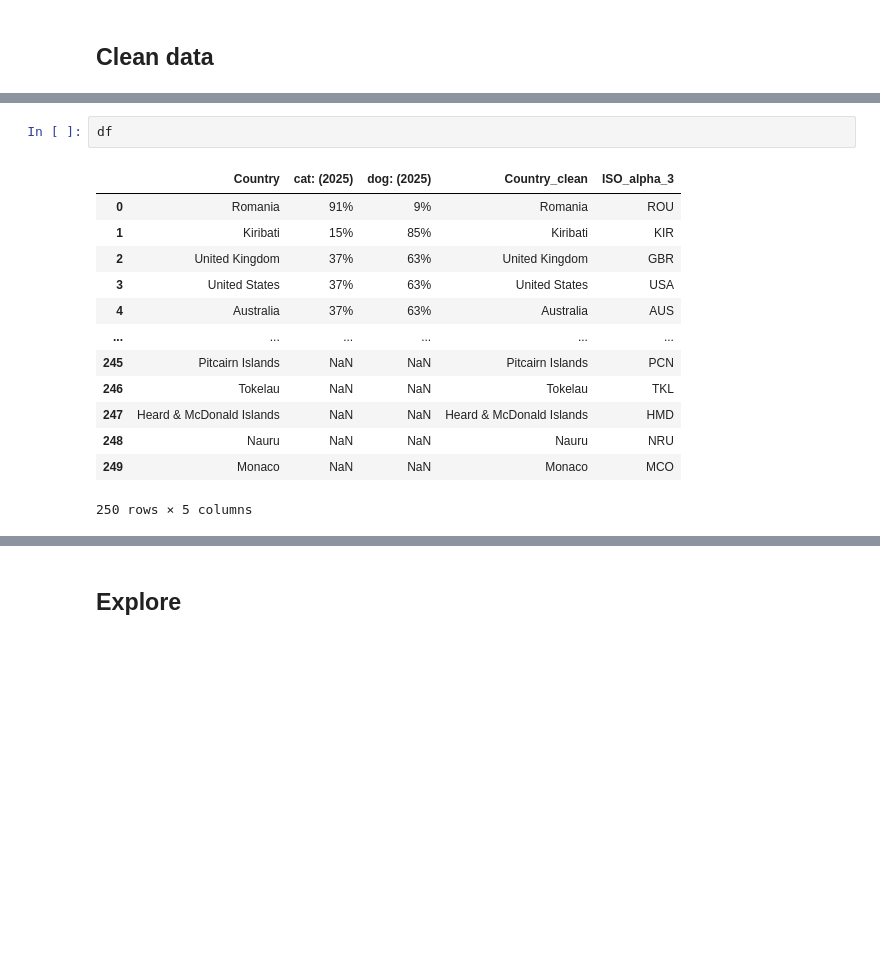
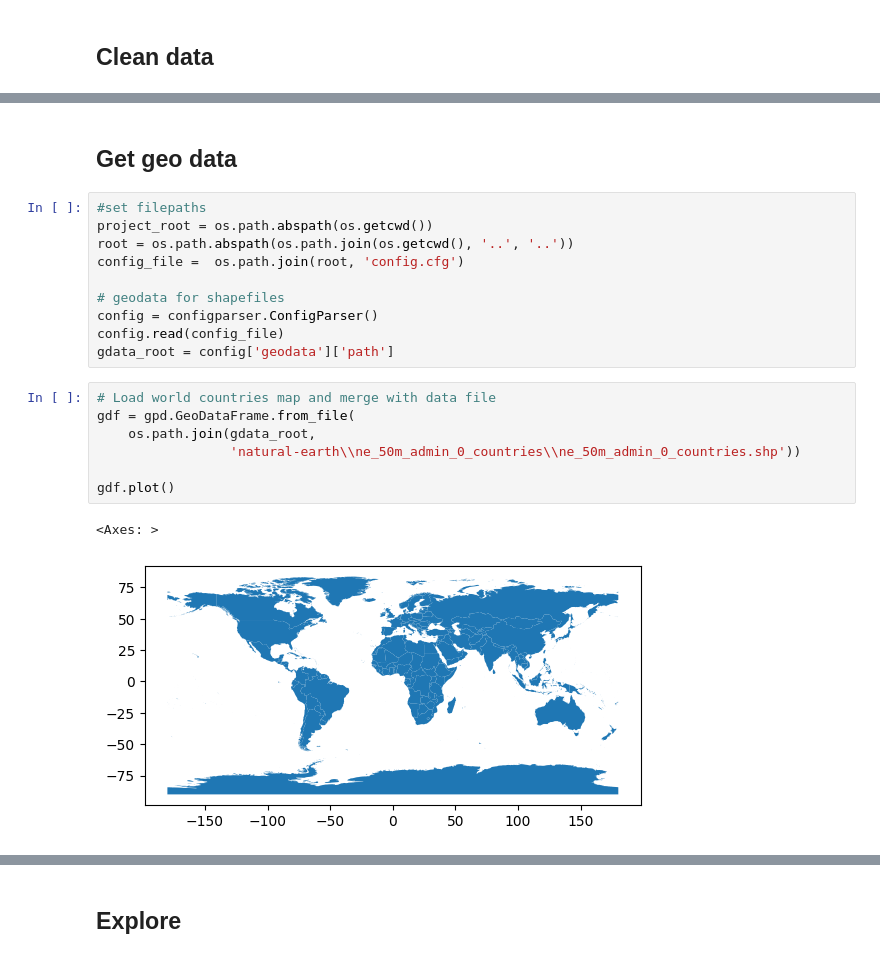
Before and after one commit to Lisa-Ho/30-day-map-challenge, a Jupyter notebook: 2025/day3-opposites/googles-search-opposites.ipynb, the cells around one changed output, grey strips where cells are left out. Saved outputs shown, nothing was run; the diff lists cells and outputs as text; blank space fills up the shorter version.

Commit message:
prepared data pipeline ++ settled on colour palette

```diff
--- a/2025/day3-opposites/googles-search-opposites.ipynb
+++ b/2025/day3-opposites/googles-search-opposites.ipynb
@@ -103,16 +197,22 @@ df["ISO_alpha_3"] = df["Country_clean"].apply(get_alpha_3)
-# %%
-df
-# %% [output]
-|  | Country | cat: (2025) | dog: (2025) | Country_clean | ISO_alpha_3 |
-| 0 | Romania | 91% | 9% | Romania | ROU |
-| 1 | Kiribati | 15% | 85% | Kiribati | KIR |
-| 2 | United Kingdom | 37% | 63% | United Kingdom | GBR |
-| 3 | United States | 37% | 63% | United States | USA |
-| 4 | Australia | 37% | 63% | Australia | AUS |
-| ... | ... | ... | ... | ... | ... |
-| 245 | Pitcairn Islands | NaN | NaN | Pitcairn Islands | PCN |
-| 246 | Tokelau | NaN | NaN | Tokelau | TKL |
-| 247 | Heard & McDonald Islands | NaN | NaN | Heard & McDonald Islands | HMD |
-| 248 | Nauru | NaN | NaN | Nauru | NRU |
-| 249 | Monaco | NaN | NaN | Monaco | MCO |
-250 rows × 5 columns
+# %% [markdown]
+## Get geo data
+# %%
+#set filepaths
+project_root = os.path.abspath(os.getcwd())
+root = os.path.abspath(os.path.join(os.getcwd(), '..', '..'))
+config_file =  os.path.join(root, 'config.cfg')
+
+# geodata for shapefiles
+config = configparser.ConfigParser()
+config.read(config_file)
+gdata_root = config['geodata']['path']
+# %%
+# Load world countries map and merge with data file
+gdf = gpd.GeoDataFrame.from_file(
+    os.path.join(gdata_root,
+                 'natural-earth\\ne_50m_admin_0_countries\\ne_50m_admin_0_countries.shp'))
+
+gdf.plot()
+# %% [output]
+<Axes: >
+[figure, added]
```
Also changed, not shown: parts of 19 cells of this notebook.
